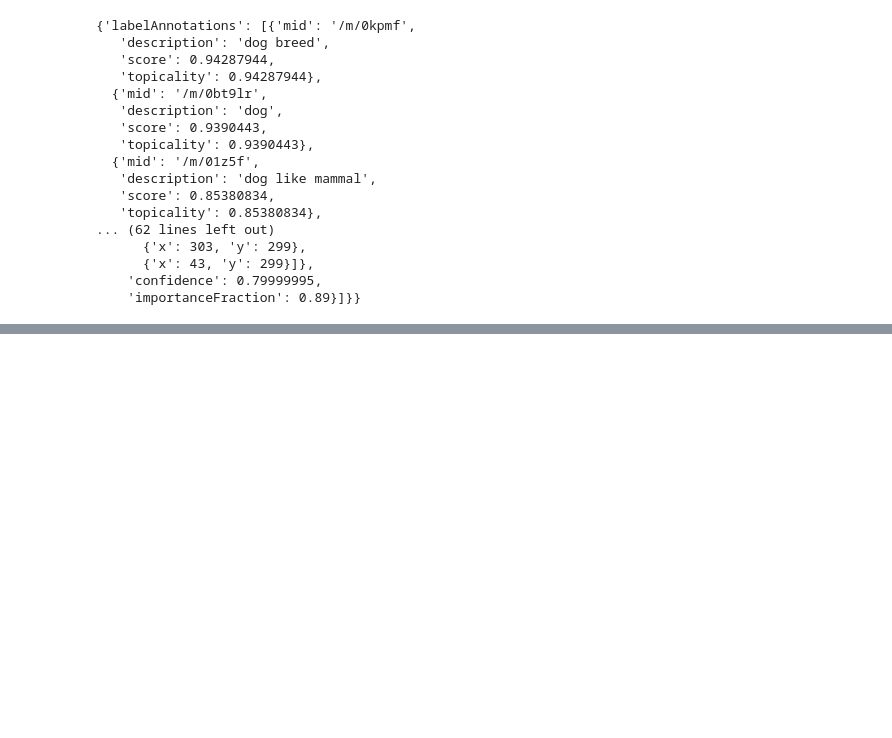
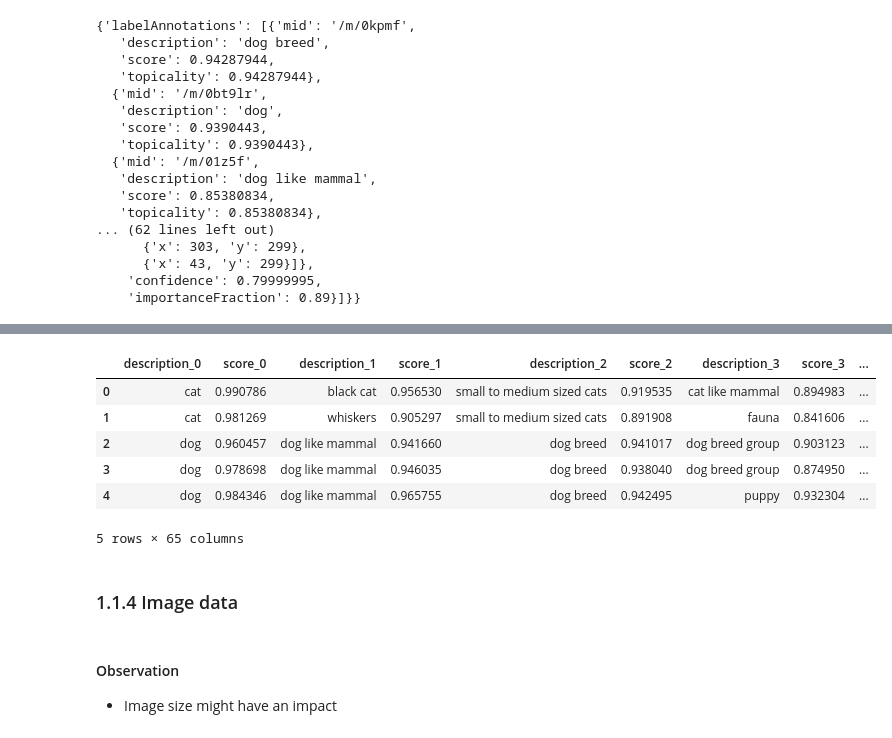
Before and after one commit to dawidjwisniewski/pet_adoption, a Jupyter notebook: project.ipynb, the cells around one changed output, grey strips where cells are left out. Saved outputs shown, nothing was run; the diff lists cells and outputs as text; code cells hidden in the pictures; blank space fills up the shorter version.

```diff
--- a/project.ipynb
+++ b/project.ipynb
@@ -213,8 +342,9 @@ plt.show()
 # %%
+# Let's see the Google Vision output for this picture
 with open('Data/train_metadata/0a0e8c15b-1.json') as json_file:
-    data = json.load(json_file)
+    metadata = json.load(json_file)
 
-data
+metadata
 # %% [output]
 {'labelAnnotations': [{'mid': '/m/0kpmf',
    'description': 'dog breed',
@@ -298,0 +371,14 @@ Metadata files for 343 pets was missing
+# %%
+# function to convert multuple information per type of data from json file into
+# dataframe with one row
+
+def rows_to_columns(data: pd.DataFrame, id_column_name: str, id_value: str) -> pd.DataFrame:
+    column_names=[]
+    values = []
+    for row_number in np.arange(data.shape[0]):
+        for column_name in data.columns:
+            column_names.append(f'{column_name}_{row_number}')
+            values.append(data[column_name][row_number])
+    data_flat = pd.DataFrame([values], columns=column_names)
+    data_flat[id_column_name]= id_value
+    return data_flat
@@ -298,0 +450,19 @@ Metadata files for 343 pets was missing
+# %%
+# combine all 3 elements into one data file
+metadata_data= breeds_data.merge(color_data, on='PetID', how='outer')
+metadata_data= metadata_data.merge(cropping_area_data, on='PetID', how='outer')
+
+metadata_data.head()
+# %% [output]
+|  | description_0 | score_0 | description_1 | score_1 | description_2 | score_2 | description_3 | score_3 | ... |
+| 0 | cat | 0.990786 | black cat | 0.956530 | small to medium sized cats | 0.919535 | cat like mammal | 0.894983 | ... |
+| 1 | cat | 0.981269 | whiskers | 0.905297 | small to medium sized cats | 0.891908 | fauna | 0.841606 | ... |
+| 2 | dog | 0.960457 | dog like mammal | 0.941660 | dog breed | 0.941017 | dog breed group | 0.903123 | ... |
+| 3 | dog | 0.978698 | dog like mammal | 0.946035 | dog breed | 0.938040 | dog breed group | 0.874950 | ... |
+| 4 | dog | 0.984346 | dog like mammal | 0.965755 | dog breed | 0.942495 | puppy | 0.932304 | ... |
+5 rows × 65 columns
+# %% [markdown]
+### 1.1.4 Image data
+# %% [markdown]
+#### Observation
+- Image size might have an impact
```
Also changed, not shown: parts of 46 cells of this notebook.
